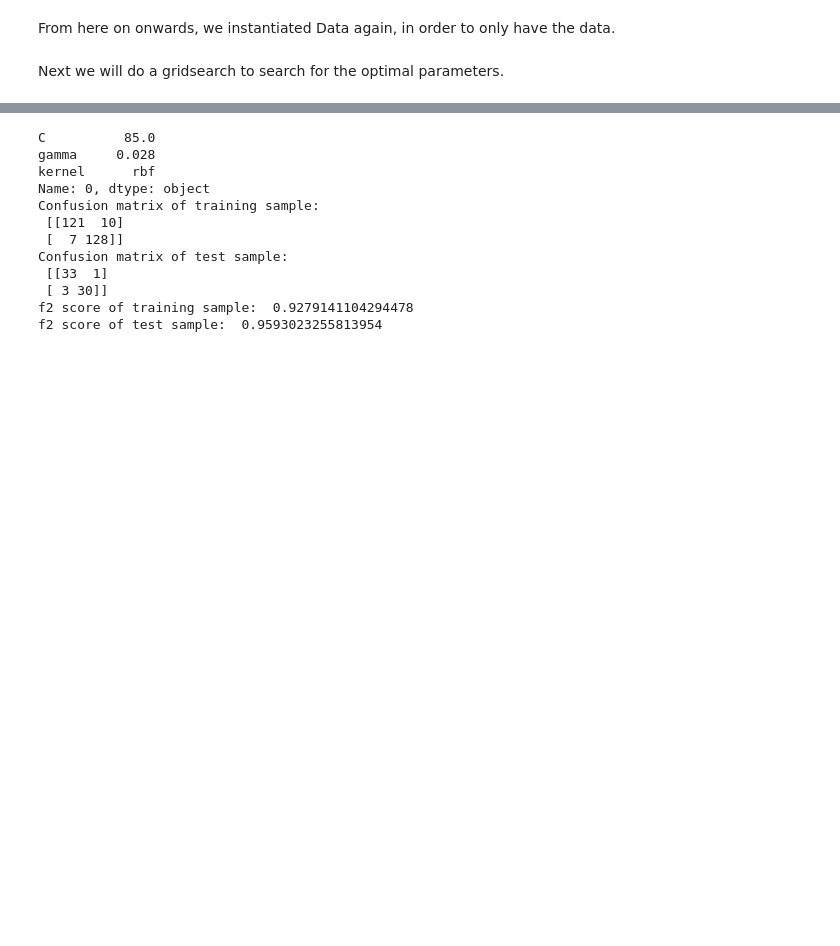
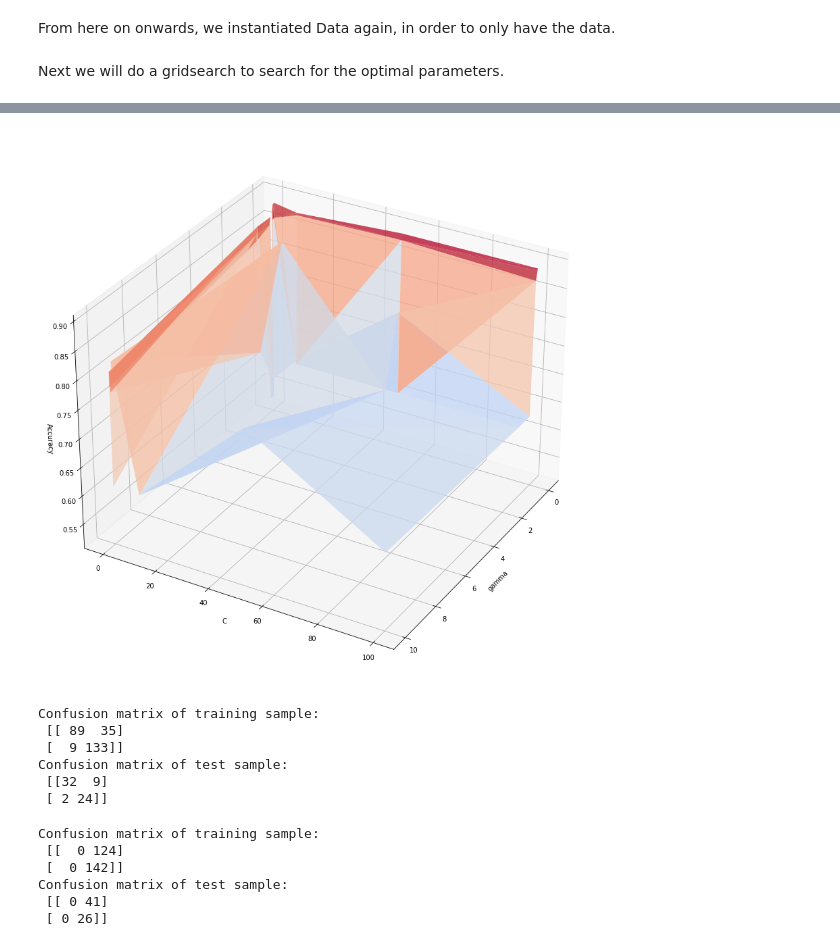
Before and after one commit to Estreuselito/Deus_ex_machina, a Jupyter notebook: Kernel/Kernel_ys.ipynb, the cells around one changed output, grey strips where cells are left out. Cells and saved outputs as stored; diff of their text form; code cells hidden in the pictures; blank space fills up the shorter version.

```diff
--- a/Kernel/Kernel_ys.ipynb
+++ b/Kernel/Kernel_ys.ipynb
@@ -316,10 +278,47 @@ plt.show()
+# %%
+# Plot the surface for f2 score
+plt.figure(figsize = (15, 15))
+ax = plt.axes(projection='3d')
+ax.plot_trisurf(result.fillna(0).gamma, result.fillna(0).C, result.fillna(0).mean_test_Accuracy,
+                cmap = cm.coolwarm, alpha = 0.75)
+ax.set_xlabel('gamma')
+ax.set_ylabel('C')
+ax.set_zlabel('Accuracy')
+ax.view_init(azim=30)    # rotation
+plt.show()
+# %% [output]
+[figure, added]
+# %%
+# We use the best one for f2:
+# print(results_all_sorted2.loc[0, ['C', 'gamma', 'kernel']])
+svm_bestf2 = SVC(C = result.sort_values('mean_test_f1', ascending = False).loc[len(result), 'C'],
+                 gamma = result.sort_values('mean_test_f1', ascending = False).loc[len(result), 'gamma'],
+                 kernel = result.sort_values('mean_test_f1', ascending = False).loc[len(result), 'kernel'])
+                 #random_state = 0)
+svm_bestf2.fit(data.X_train, data.y_train)
+
+y_train_pred = svm_bestf2.predict(data.X_train)
+y_test_pred = svm_bestf2.predict(data.X_test)
+
+conf_mat_train = confusion_matrix(data.y_train, y_train_pred)
+conf_mat_test = confusion_matrix(data.y_test, y_test_pred)
+
+print('Confusion matrix of training sample: \n', conf_mat_train)
+print('Confusion matrix of test sample: \n', conf_mat_test)
+# %% [output]
+Confusion matrix of training sample:
+ [[ 89  35]
+ [  9 133]]
+Confusion matrix of test sample:
+ [[32  9]
+ [ 2 24]]
 # %%
 # We use the best one for f2:
-print(results_all_sorted2.loc[0, ['C', 'gamma', 'kernel']])
-svm_bestf2 = SVC(C = results_all_sorted2.loc[0, 'C'],
-                     gamma = results_all_sorted2.loc[0, 'gamma'],
-                     kernel = results_all_sorted2.loc[0, 'kernel'])
-                     #random_state = 0)
+# print(results_all_sorted2.loc[0, ['C', 'gamma', 'kernel']])
+svm_bestf2 = SVC(C = result.sort_values('mean_test_f1', ascending = False).loc[0, 'C'],
+                 gamma = result.sort_values('mean_test_f1', ascending = False).loc[0, 'gamma'],
+                 kernel = result.sort_values('mean_test_f1', ascending = False).loc[0, 'kernel'])
+                 #random_state = 0)
 svm_bestf2.fit(data.X_train, data.y_train)
 
 y_train_pred = svm_bestf2.predict(data.X_train)
@@ -328,23 +327,12 @@ y_test_pred = svm_bestf2.predict(data.X_test)
 conf_mat_train = confusion_matrix(data.y_train, y_train_pred)
 conf_mat_test = confusion_matrix(data.y_test, y_test_pred)
 
-f2_train = Scorer(beta = 2).fbeta(data.y_train, y_train_pred)
-f2_test = Scorer(beta = 2).fbeta(data.y_test, y_test_pred)
-
 print('Confusion matrix of training sample: \n', conf_mat_train)
 print('Confusion matrix of test sample: \n', conf_mat_test)
-print('f2 score of training sample: ', f2_train)
-print('f2 score of test sample: ', f2_test)
 # %% [output]
-C          85.0
-gamma     0.028
-kernel      rbf
-Name: 0, dtype: object
 Confusion matrix of training sample:
- [[121  10]
- [  7 128]]
+ [[  0 124]
+ [  0 142]]
 Confusion matrix of test sample:
- [[33  1]
- [ 3 30]]
-f2 score of training sample:  0.9279141104294478
-f2 score of test sample:  0.9593023255813954
+ [[ 0 41]
+ [ 0 26]]
```
Also changed, not shown: parts of 18 cells of this notebook.
